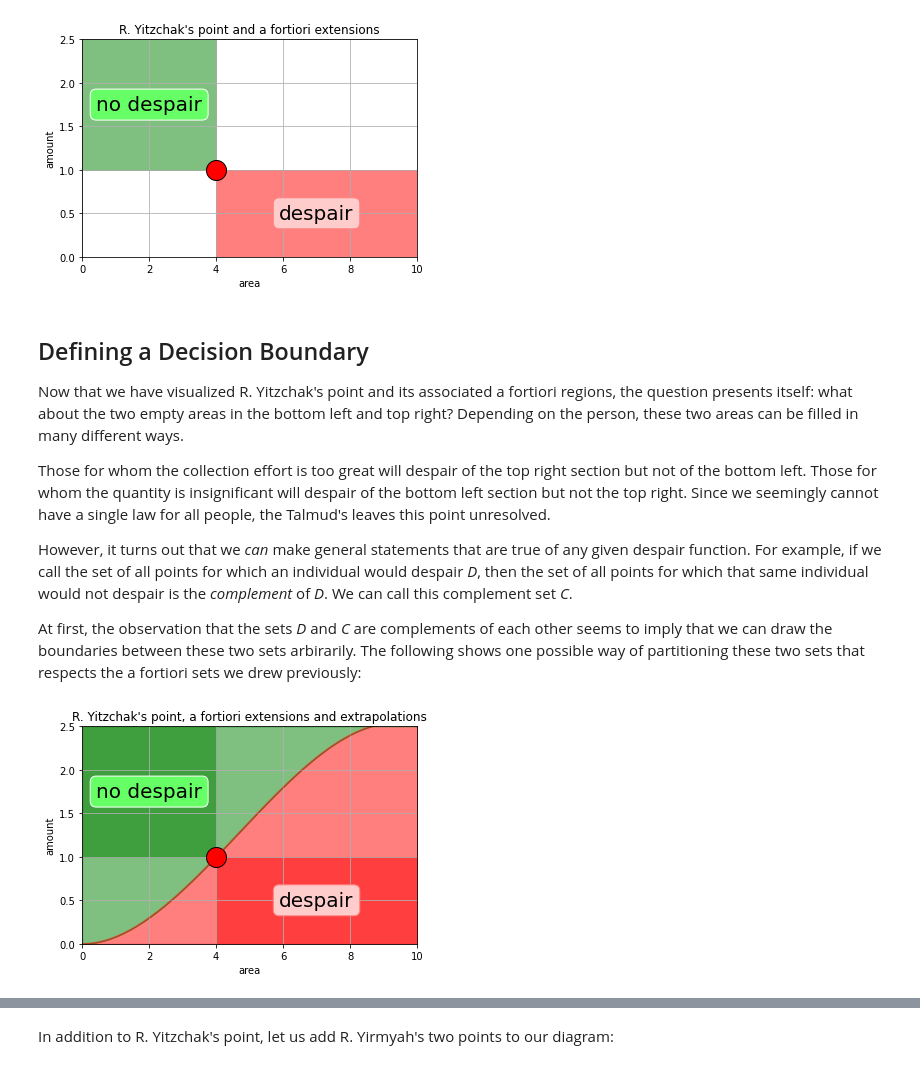
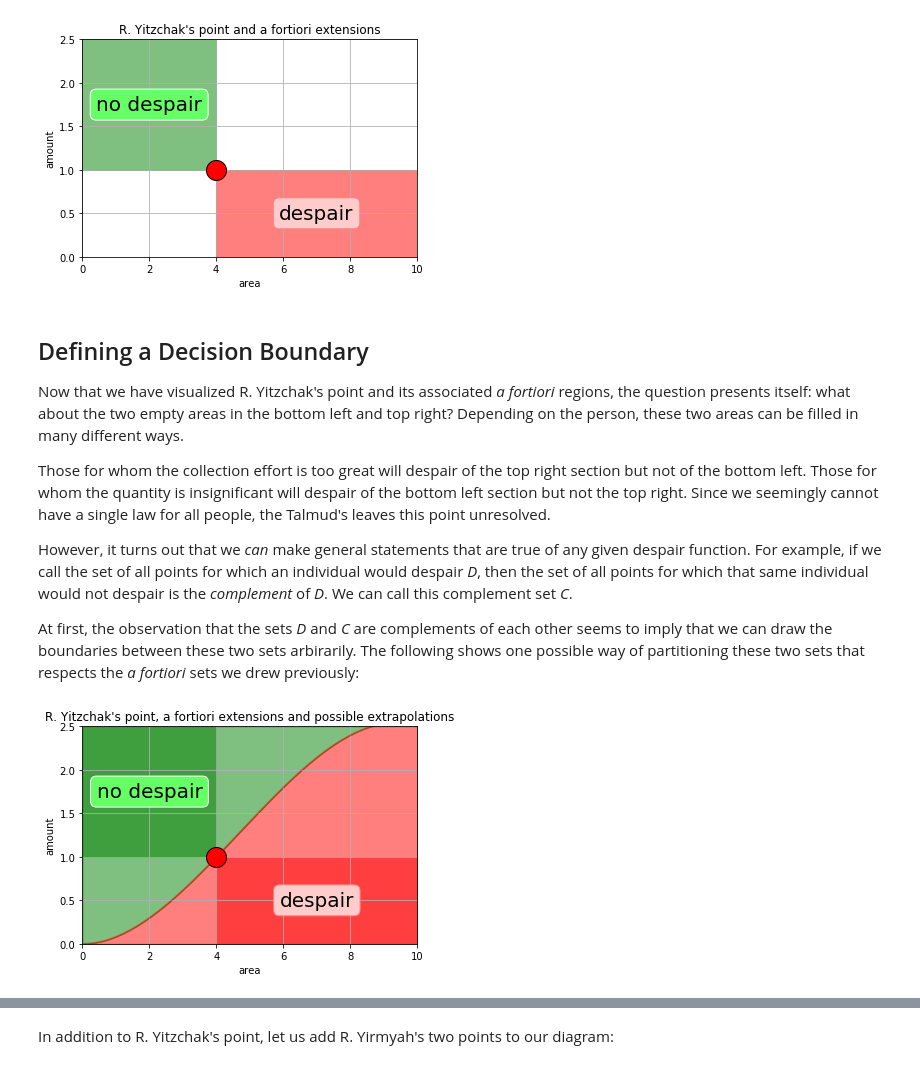
Before and after one commit to HillelW/digital-philosophy, a Jupyter notebook: behavioral-despair/Behavioral Despair in the Talmud.ipynb, the cells around one changed output, grey strips where cells are left out. Saved outputs shown, nothing was run; the diff lists cells and outputs as text; code cells hidden in the pictures.

```diff
--- a/behavioral-despair/Behavioral Despair in the Talmud.ipynb
+++ b/behavioral-despair/Behavioral Despair in the Talmud.ipynb
@@ -146,7 +146,7 @@ plt.show()
 # %% [markdown]
 ## Defining a Decision Boundary
 
-Now that we have visualized R. Yitzchak's point and its associated a fortiori regions, the question presents itself: what about the two empty areas in the bottom left and top right? Depending on the person, these two areas can be filled in many different ways.
+Now that we have visualized R. Yitzchak's point and its associated *a fortiori* regions, the question presents itself: what about the two empty areas in the bottom left and top right? Depending on the person, these two areas can be filled in many different ways.
 
 Those for whom the collection effort is too great will despair of the top right
 section but not of the bottom left. Those for whom the quantity is insignificant will despair of the
@@ -154,10 +154,10 @@ bottom left section but not the top right. Since we seemingly cannot have a sing
 
 However, it turns out that we *can* make general statements that are true of any given despair function. For example, if we call the set of all points for which an individual would despair *D*, then the set of all points for which that same individual would not despair is the *complement* of *D*. We can call this complement set *C*.
 
-At first, the observation that the sets *D* and *C* are complements of each other seems to imply that we can draw the boundaries between these two sets arbirarily. The following shows one possible way of partitioning these two sets that respects the a fortiori sets we drew previously:
+At first, the observation that the sets *D* and *C* are complements of each other seems to imply that we can draw the boundaries between these two sets arbirarily. The following shows one possible way of partitioning these two sets that respects the *a fortiori* sets we drew previously:
 # %%
 # chart title
-plt.title("R. Yitzchak's point, a fortiori extensions and extrapolations")
+plt.title("R. Yitzchak's point, a fortiori extensions and possible extrapolations")
 
 # axis limits
 plt.xlim(0, 10)
@@ -191,34 +191,34 @@ plt.text(7.0, 0.5, "despair", size=20,
          )
 
 plt.text(2.0, 1.75, "no despair", size=20,
          ha="center", va="center",
          bbox=dict(boxstyle="round",
                    ec=(1., 1, 1),
                    fc=(0.4, 1, 0.4),
                    )
          )
 
 # shade areas on each side of a cubic function
 x = np.array([ 0, 4, 10])
 y = np.array([0, 1, 2.5])
 
 def fun(x, a, b, c):
     return a * (x * x * x) + np.square(b * x) + c
 
 coefficients, _ = curve_fit(fun, x, y)
 
 inputs = np.linspace(x[0],x[-1])
 outputs = fun(np.linspace(x[0],x[-1]), *coefficients)
 
 plt.plot(inputs, outputs, color='red', alpha=0.5)
 
 plt.fill_between(inputs, outputs, color='red', alpha=0.5)
 
 plt.fill_between(inputs, outputs, y2=2.5, color='green', alpha=0.5)
 
 plt.show()
 # %% [output]
-[figure, old version]
+[figure, new version]
 # %% [markdown]
 ## Convex Decision Regions
 
```
Also changed, not shown: parts of 6 cells of this notebook, 1 other file.
